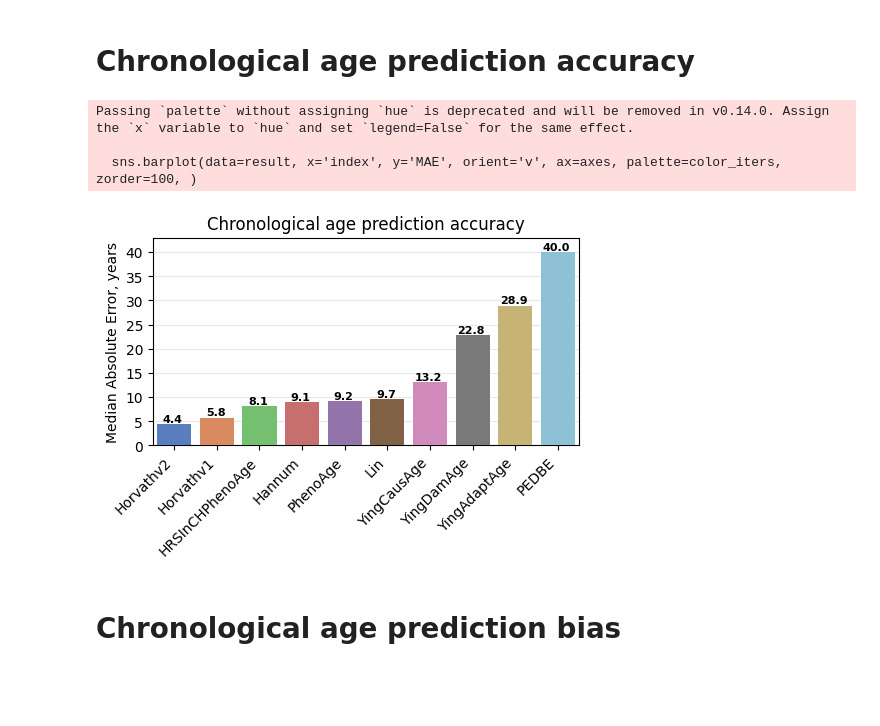
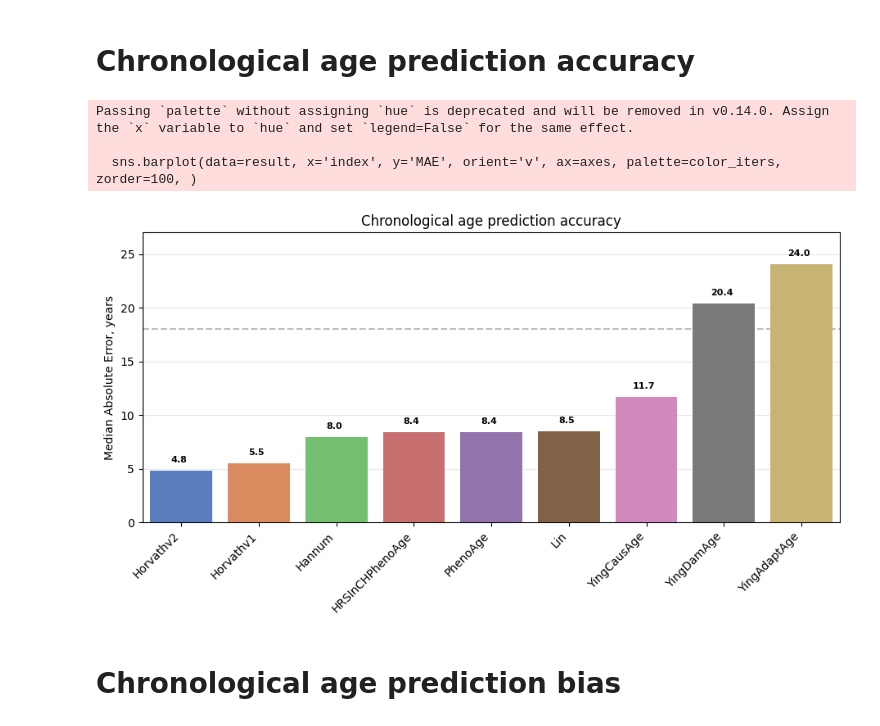
Before and after one commit to ComputationalAgingLab/ComputAge, a Jupyter notebook: benchplots.ipynb, the cells around one changed output. Saved outputs shown, nothing was run; the diff lists cells and outputs as text; code cells hidden in the pictures; blank space fills up the shorter version.

Commit message:
supplementary figures added with all paired and one sample boxplots, age statistics across conditions added, some fixes in benchmark

```diff
--- a/benchplots.ipynb
+++ b/benchplots.ipynb
@@ -52,21 +49,21 @@ plt.show()
 # %%
 import seaborn as sns
 from matplotlib import pyplot as plt
 from matplotlib.colors import LinearSegmentedColormap, ListedColormap
 import matplotlib.colors as color
 from scipy.stats import norm
 import pandas as pd
 
-result = pd.read_csv('tmp_bench_results/prefinal1_bench_CA_pred_MAE.csv', index_col=0)
+result = pd.read_csv('tmp_bench_results/prefinal2_bench_CA_pred_MAE.csv', index_col=0)
 
-ax = plot_medae(result, figsize=(5.5, 2.7))
+ax = plot_medae(result, figsize=(11., 4.6), upper_bound=18)
 plt.savefig('figures/main/CA_main.pdf', format='pdf', dpi=180)
 plt.show()
 # %% [output]
 Passing `palette` without assigning `hue` is deprecated and will be removed in v0.14.0. Assign the `x` variable to `hue` and set `legend=False` for the same effect.
 
   sns.barplot(data=result, x='index', y='MAE', orient='v', ax=axes, palette=color_iters, zorder=100, )
-[figure, old version]
+[figure, new version]
 # %% [markdown]
 # Chronological age prediction bias
 # %%
```
Also changed, not shown: parts of 5 cells of this notebook, 5 other files.
